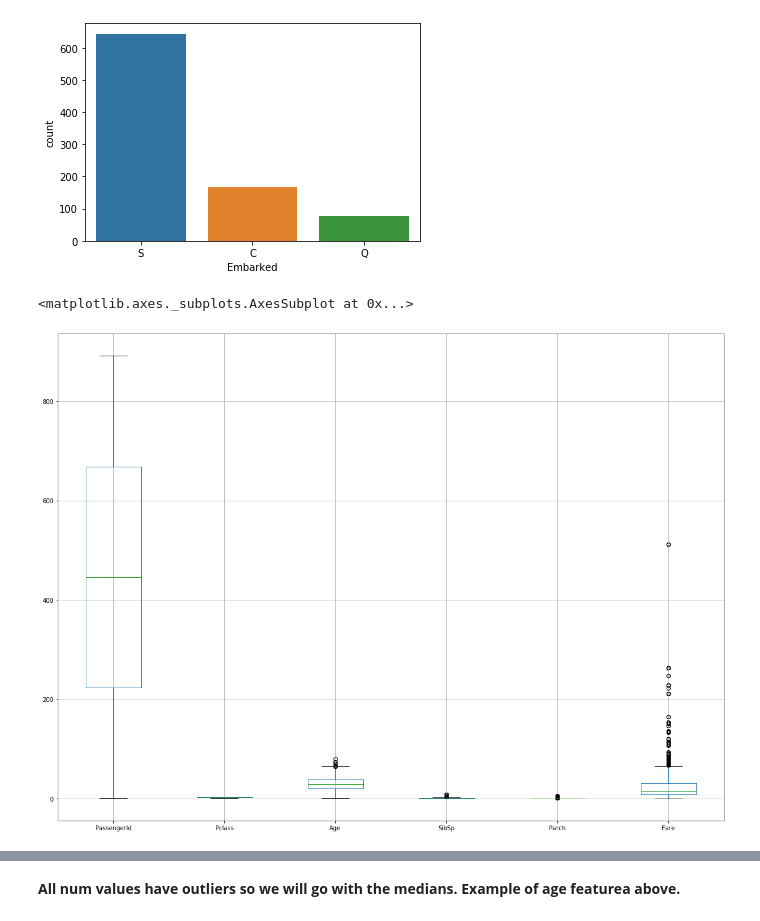
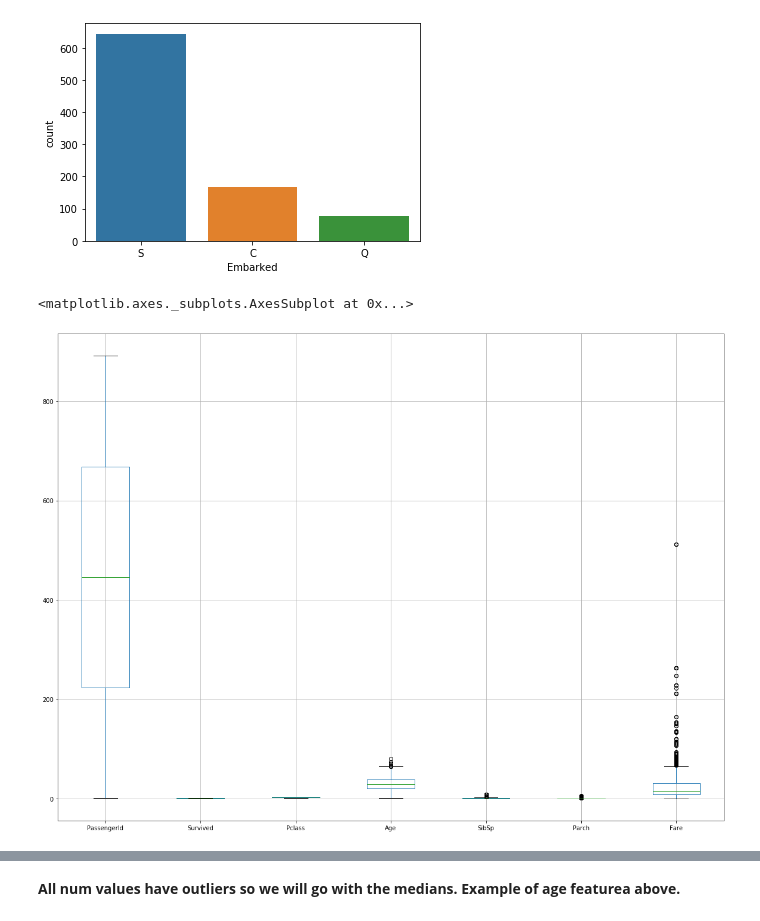
Before and after one commit to Kayaae/titanic, a Jupyter notebook: Titanic.ipynb, the cells around one changed output, grey strips where cells are left out. Saved outputs shown, nothing was run; the diff lists cells and outputs as text; code cells hidden in the pictures.

```diff
--- a/Titanic.ipynb
+++ b/Titanic.ipynb
@@ -144,8 +157,9 @@ for feature in cat_features:
 [figure]
 [figure]
 # %%
-X.boxplot(figsize=(20,15))
+# Boxplots to visualize outliers.
+train.boxplot(figsize=(20,15))
 # %% [output]
 <matplotlib.axes._subplots.AxesSubplot at 0x...>
-[figure, old version]
+[figure, new version]
 # %%
```
Also changed, not shown: parts of 129 cells of this notebook, 2 other files.
